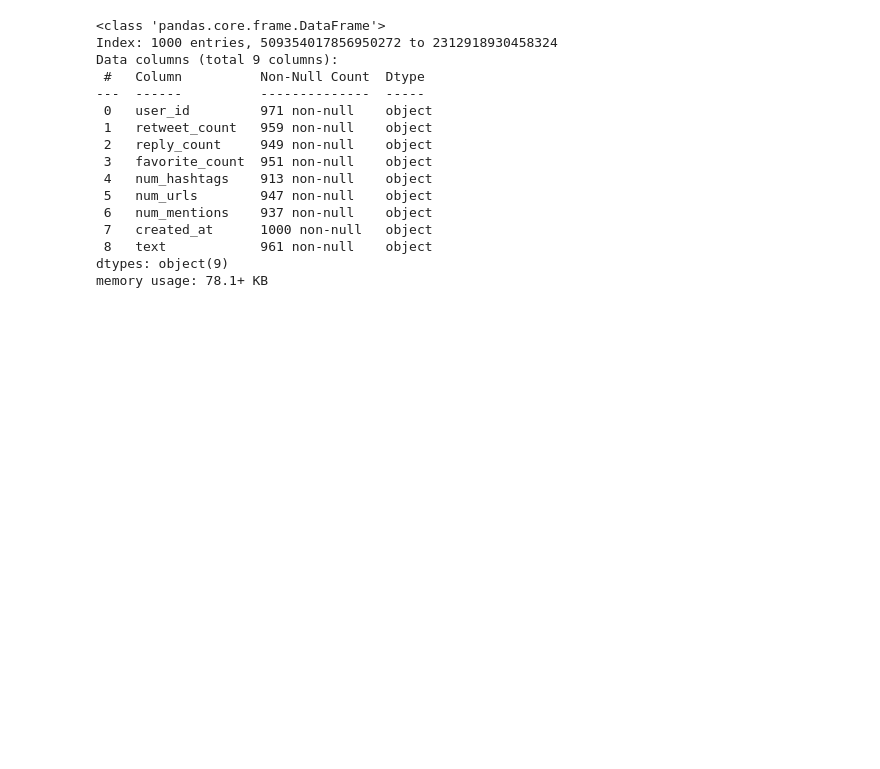
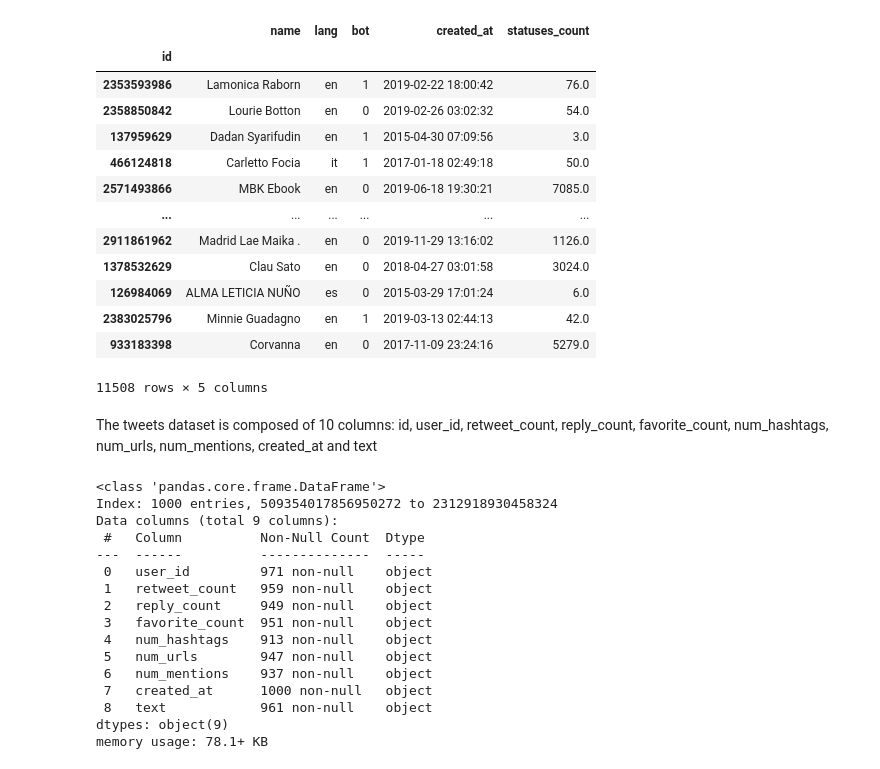
Before and after one commit to alessandrocubic/Unipi-Data-Mining-project-AY-22-23, a Jupyter notebook: Data_Understanding.ipynb, the cells around one changed output. Saved outputs shown, nothing was run; the diff lists cells and outputs as text; code cells hidden in the pictures; blank space fills up the shorter version.

```diff
--- a/Data_Understanding.ipynb
+++ b/Data_Understanding.ipynb
@@ -41 +36,20 @@ Dropping duplicates and display changes using info()
+# %%
+df_users
+# %% [output]
+|  | name | lang | bot | created_at | statuses_count |
+| id |  |  |  |  |  |
+| 2353593986 | Lamonica Raborn | en | 1 | 2019-02-22 18:00:42 | 76.0 |
+| 2358850842 | Lourie Botton | en | 0 | 2019-02-26 03:02:32 | 54.0 |
+| 137959629 | Dadan Syarifudin | en | 1 | 2015-04-30 07:09:56 | 3.0 |
+| 466124818 | Carletto Focia | it | 1 | 2017-01-18 02:49:18 | 50.0 |
+| 2571493866 | MBK Ebook | en | 0 | 2019-06-18 19:30:21 | 7085.0 |
+| ... | ... | ... | ... | ... | ... |
+| 2911861962 | Madrid Lae Maika . | en | 0 | 2019-11-29 13:16:02 | 1126.0 |
+| 1378532629 | Clau Sato | en | 0 | 2018-04-27 03:01:58 | 3024.0 |
+| 126984069 | ALMA LETICIA NUÑO | es | 0 | 2015-03-29 17:01:24 | 6.0 |
+| 2383025796 | Minnie Guadagno | en | 1 | 2019-03-13 02:44:13 | 42.0 |
+| 933183398 | Corvanna | en | 0 | 2017-11-09 23:24:16 | 5279.0 |
+11508 rows × 5 columns
+# %% [markdown]
+The tweets dataset is composed of 10 columns: id, user_id, retweet_count, reply_count, favorite_count, num_hashtags, num_urls, num_mentions, created_at and text
 # %%
```
Also changed, not shown: parts of 21 cells of this notebook, 2 other files.
